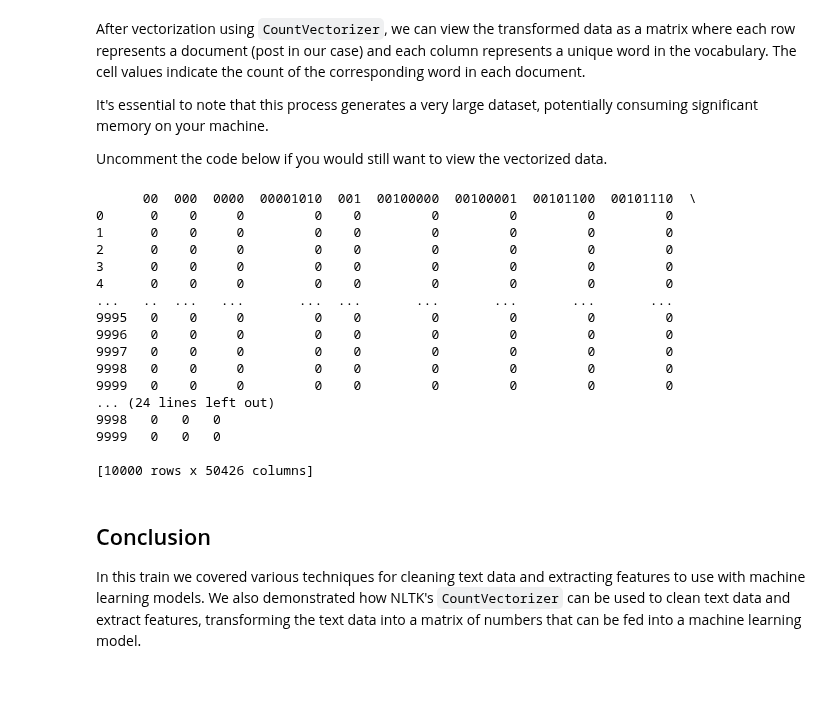
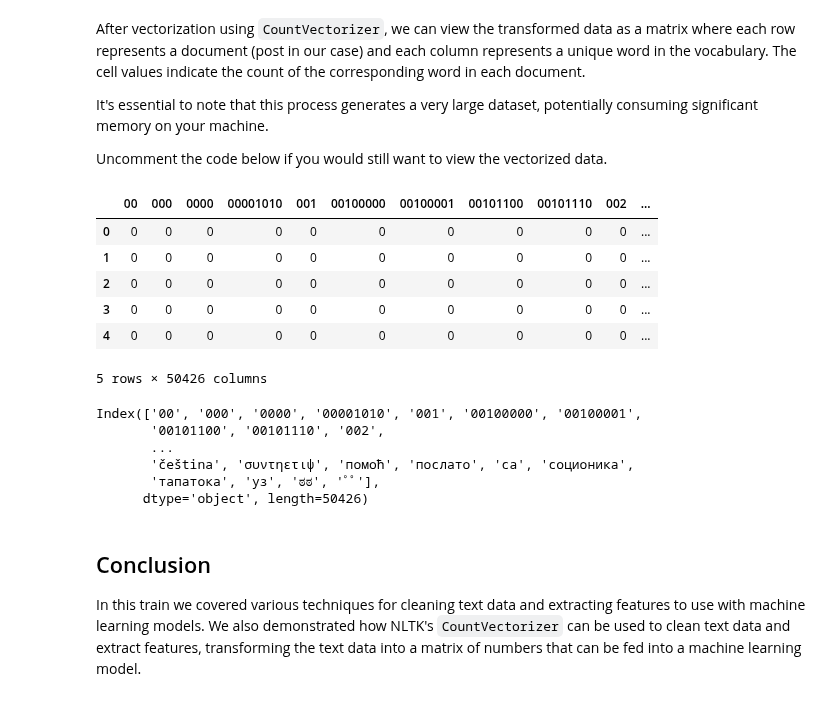
Before and after one commit to Ultra-Code/datascience_exploration, a Jupyter notebook: src/07-NLP-And-Classification/Examples/02-Text_feature_extraction_Examples.ipynb, the cells around one changed output. Cells and saved outputs as stored; diff of their text form; code cells hidden in the pictures.

```diff
--- a/src/07-NLP-And-Classification/Examples/02-Text_feature_extraction_Examples.ipynb
+++ b/src/07-NLP-And-Classification/Examples/02-Text_feature_extraction_Examples.ipynb
@@ -91,7 +91,7 @@ all_mbti
 316548 rows × 2 columns
 # %%
 #Remove noise
-pattern_url = r'http[s]?://(?:[A-Za-z]|[0-9]|[$-_@.&+]|[!*\(\),]|(?:%[0-9A-Fa-f][0-9A-Fa-f]))+'
+pattern_url = r'http[s]?://(?:[A-Za-z]|[0-9]|[$-_@.&+]|[!*(),]|(?:%[0-9A-Fa-f][0-9A-Fa-f]))+'
 subs_url = r'url-web'
 all_mbti['post'] = all_mbti['post'].replace(to_replace = pattern_url, value = subs_url, regex = True)
 all_mbti['post'] = all_mbti['post'].str.lower()
@@ -483,27 +482,26 @@ dense_vectorized_data = vectorized_data.toarray()
 
 # Create a DataFrame to display the vectorized data
 vectorized_df = pd.DataFrame(dense_vectorized_data, columns=betterVect.get_feature_names_out())
-
-# Display the vectorized DataFrame
-print(vectorized_df)
-# %% [output]
-      00  000  0000  00001010  001  00100000  00100001  00101100  00101110  \
-0      0    0     0         0    0         0         0         0         0
-1      0    0     0         0    0         0         0         0         0
-2      0    0     0         0    0         0         0         0         0
-3      0    0     0         0    0         0         0         0         0
-4      0    0     0         0    0         0         0         0         0
-...   ..  ...   ...       ...  ...       ...       ...       ...       ...
-9995   0    0     0         0    0         0         0         0         0
-9996   0    0     0         0    0         0         0         0         0
-9997   0    0     0         0    0         0         0         0         0
-9998   0    0     0         0    0         0         0         0         0
-9999   0    0     0         0    0         0         0         0         0
-... (24 lines left out)
-9998   0   0   0
-9999   0   0   0
-
-[10000 rows x 50426 columns]
+# %%
+vectorized_df.head()
+# %% [output]
+|  | 00 | 000 | 0000 | 00001010 | 001 | 00100000 | 00100001 | 00101100 | 00101110 | 002 | ... |
+| 0 | 0 | 0 | 0 | 0 | 0 | 0 | 0 | 0 | 0 | 0 | ... |
+| 1 | 0 | 0 | 0 | 0 | 0 | 0 | 0 | 0 | 0 | 0 | ... |
+| 2 | 0 | 0 | 0 | 0 | 0 | 0 | 0 | 0 | 0 | 0 | ... |
+| 3 | 0 | 0 | 0 | 0 | 0 | 0 | 0 | 0 | 0 | 0 | ... |
+| 4 | 0 | 0 | 0 | 0 | 0 | 0 | 0 | 0 | 0 | 0 | ... |
+5 rows × 50426 columns
+# %%
+# Display the vectorized DataFrame
+print(vectorized_df.columns)
+# %% [output]
+Index(['00', '000', '0000', '00001010', '001', '00100000', '00100001',
+       '00101100', '00101110', '002',
+       ...
+       'čeština', 'συντηετιψ', 'помоћ', 'послато', 'са', 'соционика',
+       'тапатока', 'уз', 'ಠಠ', 'ﾟﾟ'],
+      dtype='object', length=50426)
 # %% [markdown]
 ## Conclusion
 
```
Also changed, not shown: parts of 14 cells of this notebook, 5 other files.
